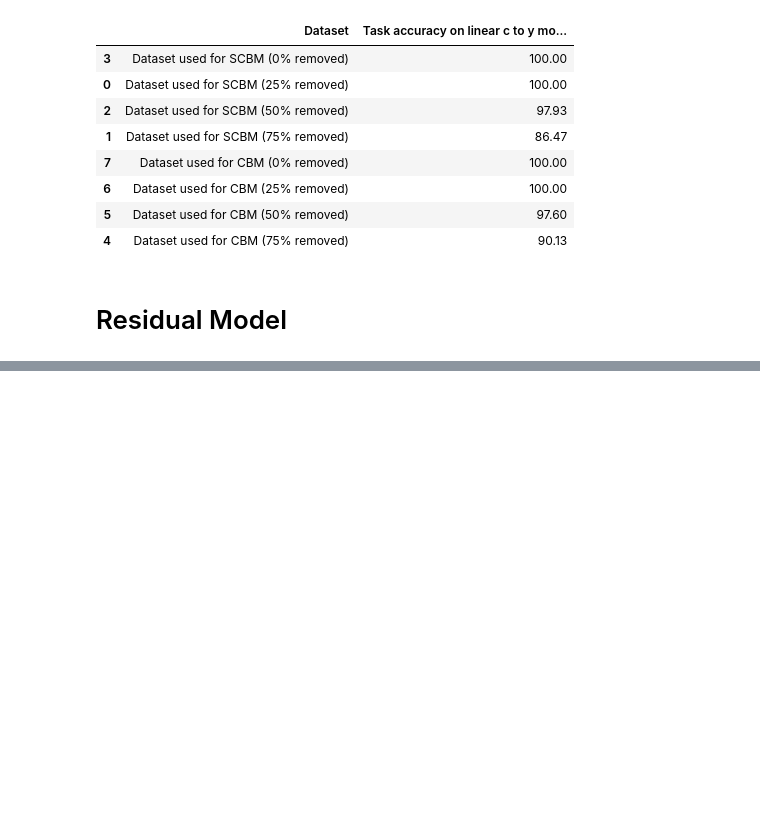
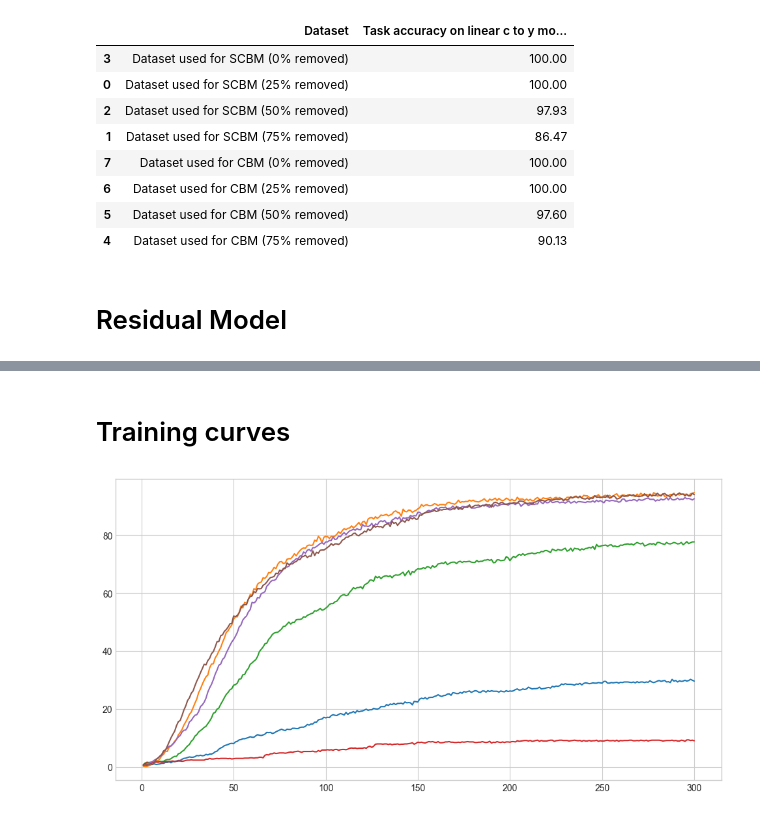
Before and after one commit to stephenmarcou/SCBM_implementation, a Jupyter notebook: results.ipynb, the cells around one changed output, grey strips where cells are left out. Drawn from its saved outputs; the diff is of its cells as text; code cells hidden in the pictures; blank space fills up the shorter version.

```diff
--- a/results.ipynb
+++ b/results.ipynb
@@ -532,0 +606,29 @@ plt.show()
+# %% [markdown]
+# Training curves
+# %%
+def extract_epoch_accuracies(full_model_path):
+    epoch_accuracies = []
+    with open(os.path.join(full_model_path, "log.txt"), "r") as f:
+        lines = f.readlines()
+        for line in lines:
+            if "Epoch" in line and "y_accuracy" in line and "c_accuracy" in line:
+                epoch_num = re.findall(r"Epoch\s*(\d+)", line)[0]
+                y_accuracy = re.findall(r"y_accuracy:\s*([0-9.]+)", line)[0]
+                c_accuracy = re.findall(r"c_accuracy:\s*([0-9.]+)", line)[0]
+                epoch_accuracies.append((int(epoch_num), float(y_accuracy) * 100, float(c_accuracy) * 100))
+    return epoch_accuracies
+
+scbm_model_dir = os.path.join("experiments", "scbm", "CUB")
+scbm_res_model_dir = os.path.join("experiments", "scbm_residual", "CUB")
+cbm_model_dir = os.path.join("experiments", "cbm", "CUB")
+
+fig, ax = plt.subplots(figsize=(12, 6))
+
+for model_dir in os.listdir(scbm_model_dir):
+    if "cluster" in model_dir:
+        continue
+    full_model_path = os.path.join(scbm_model_dir, model_dir)
+    epoch_accuracies = extract_epoch_accuracies(full_model_path)
+    ax.plot([e[0] for e in epoch_accuracies], [e[1] for e in epoch_accuracies], label=f"{model_dir} - y_accuracy")
+# %% [output]
+[figure, added]
```
Also changed, not shown: parts of 4 cells of this notebook, 6 other files.
